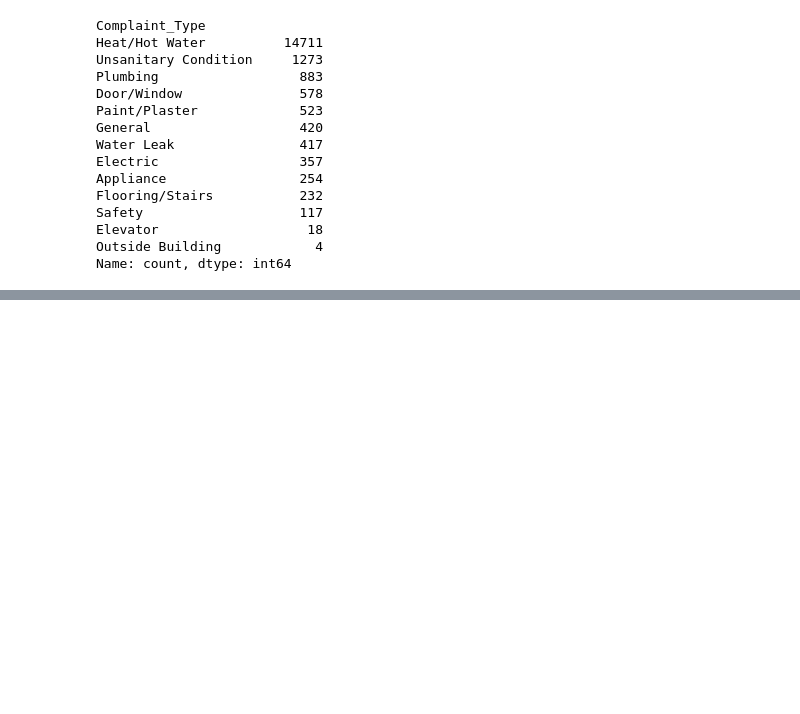
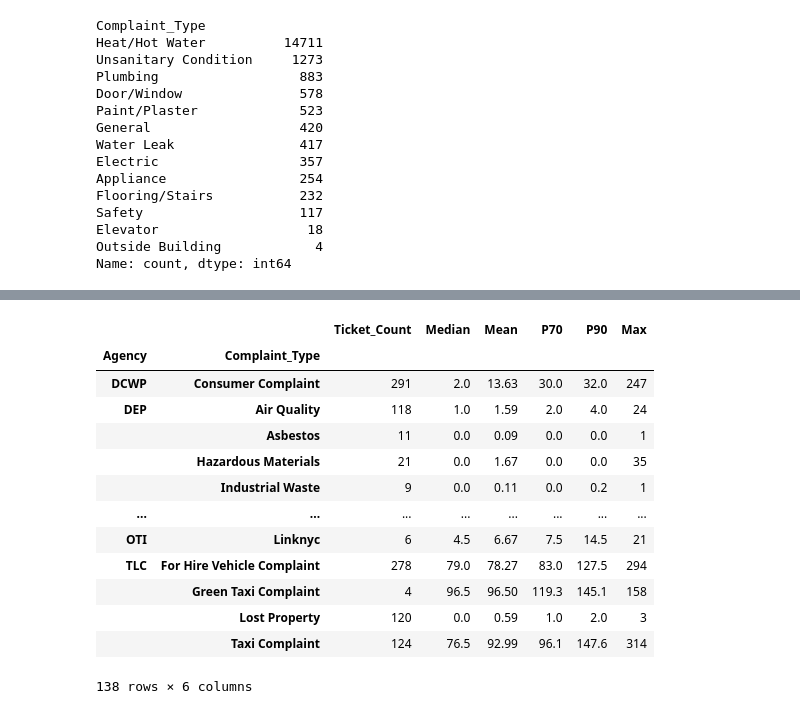
Before and after one commit to JunayedMh/nyc-311-resolution-time-analysis, a Jupyter notebook: notebook/EDA.ipynb, the cells around one changed output, grey strips where cells are left out. Saved outputs shown, nothing was run; the diff lists cells and outputs as text; code cells hidden in the pictures; blank space fills up the shorter version.

Commit message:
Which complaint types and boroughs take longest to resolve, and does resolution time vary by the agency handling it?

```diff
--- a/notebook/EDA.ipynb
+++ b/notebook/EDA.ipynb
@@ -698,0 +716,28 @@ Name: count, dtype: int64
+# %%
+agency_vs_complaints = (
+    df.groupby(["Agency", "Complaint_Type"])["Resolution_Days"]
+    .agg(
+        Ticket_Count="count",
+        Median="median",
+        Mean="mean",
+        P70=lambda x: x.quantile(0.70),
+        P90=lambda x: x.quantile(0.90),
+        Max="max",
+    ).round(2)
+)
+agency_vs_complaints
+# %% [output]
+|  |  | Ticket_Count | Median | Mean | P70 | P90 | Max |
+| Agency | Complaint_Type |  |  |  |  |  |  |
+| DCWP | Consumer Complaint | 291 | 2.0 | 13.63 | 30.0 | 32.0 | 247 |
+| DEP | Air Quality | 118 | 1.0 | 1.59 | 2.0 | 4.0 | 24 |
+|  | Asbestos | 11 | 0.0 | 0.09 | 0.0 | 0.0 | 1 |
+|  | Hazardous Materials | 21 | 0.0 | 1.67 | 0.0 | 0.0 | 35 |
+|  | Industrial Waste | 9 | 0.0 | 0.11 | 0.0 | 0.2 | 1 |
+| ... | ... | ... | ... | ... | ... | ... | ... |
+| OTI | Linknyc | 6 | 4.5 | 6.67 | 7.5 | 14.5 | 21 |
+| TLC | For Hire Vehicle Complaint | 278 | 79.0 | 78.27 | 83.0 | 127.5 | 294 |
+|  | Green Taxi Complaint | 4 | 96.5 | 96.50 | 119.3 | 145.1 | 158 |
+|  | Lost Property | 120 | 0.0 | 0.59 | 1.0 | 2.0 | 3 |
+|  | Taxi Complaint | 124 | 76.5 | 92.99 | 96.1 | 147.6 | 314 |
+138 rows × 6 columns
```
Also changed, not shown: parts of 28 cells of this notebook.
